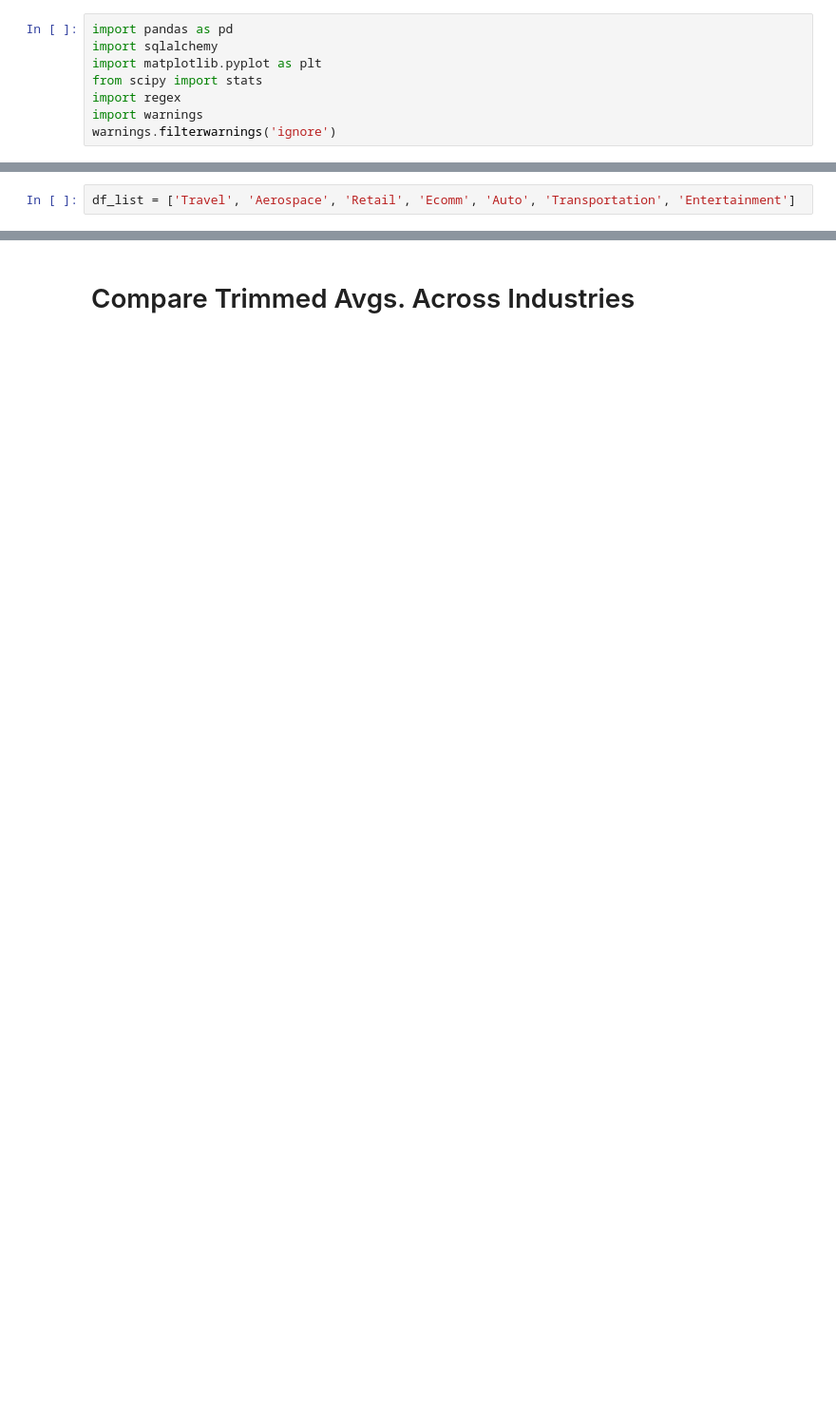
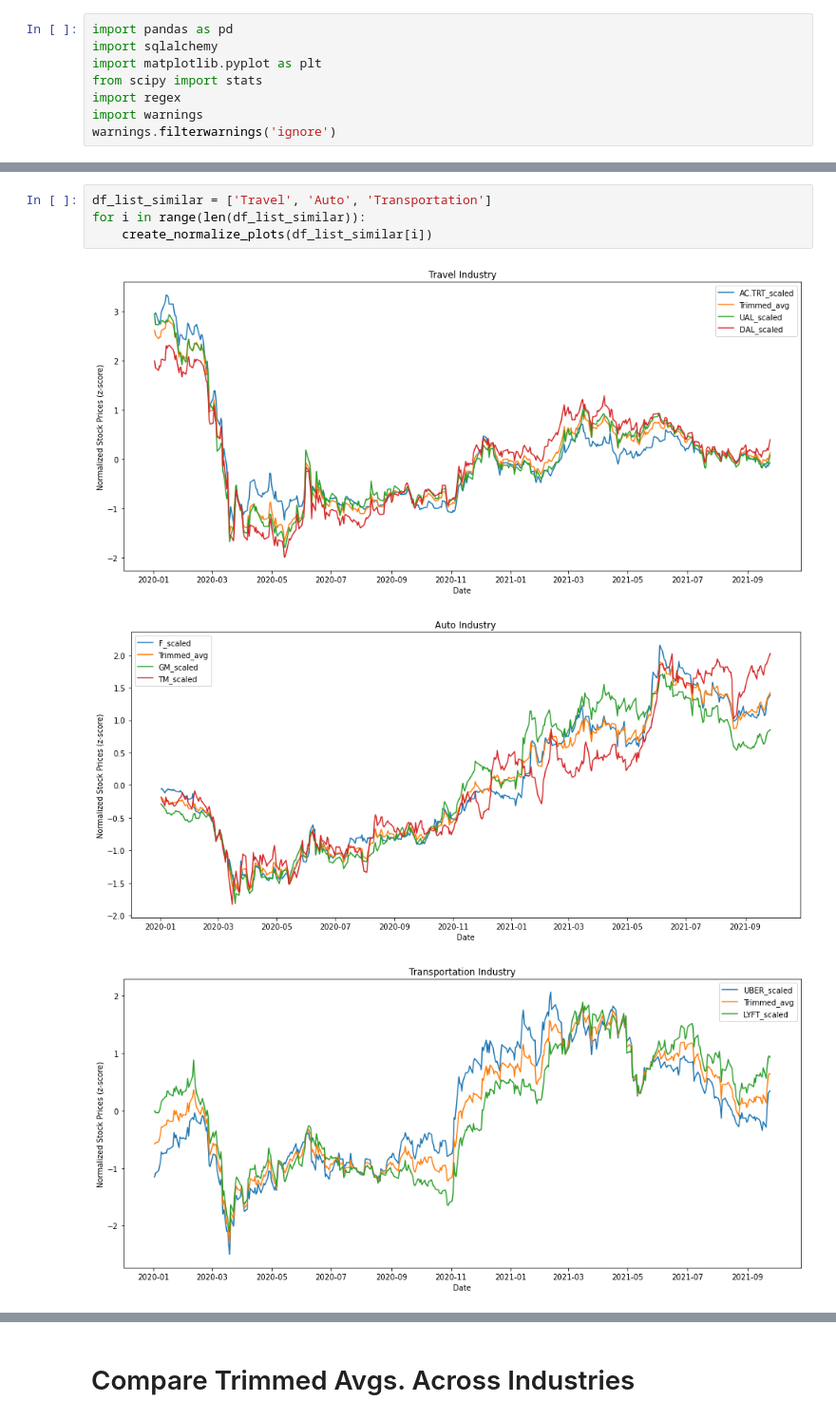
Before and after one commit to Nickcytiu/covid-analysis, a Jupyter notebook: Stocks Industry Analysis.ipynb, the cells around one changed output, grey strips where cells are left out. Shown: that part at 95% size. Drawn from its saved outputs; the diff is of its cells as text; blank space fills up the shorter version.

```diff
--- a/Stocks Industry Analysis.ipynb
+++ b/Stocks Industry Analysis.ipynb
@@ -13,2 +15,8 @@ from stocks.functions.plotting import create_normalize_plots, create_inter_indus
 # %%
-df_list = ['Travel', 'Aerospace', 'Retail', 'Ecomm', 'Auto', 'Transportation', 'Entertainment']
+df_list_similar = ['Travel', 'Auto', 'Transportation']
+for i in range(len(df_list_similar)):
+    create_normalize_plots(df_list_similar[i])
+# %% [output]
+[figure, added]
+[figure, added]
+[figure, added]
```
Also changed, not shown: parts of 15 cells of this notebook, 11 other files.
